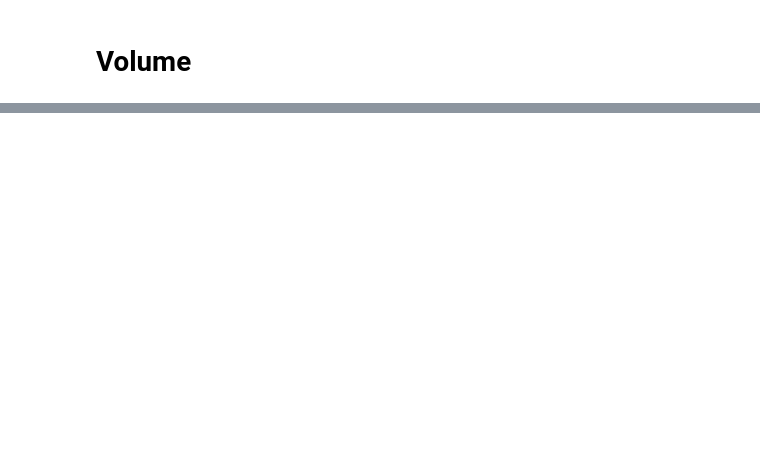
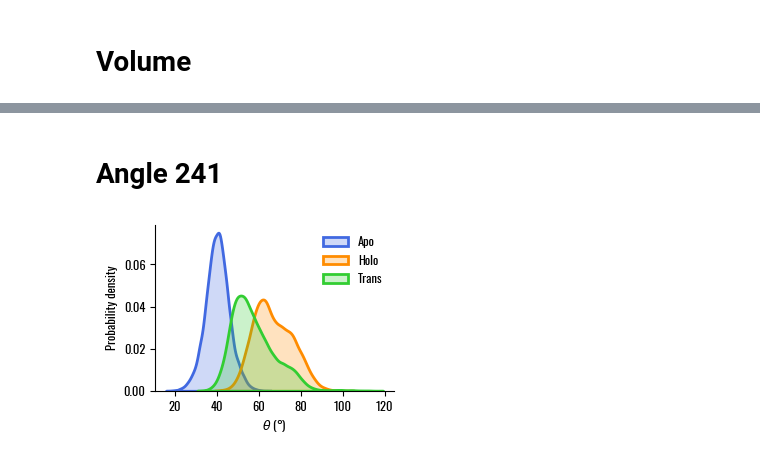
Before and after one commit to lorenzopallante/TAS2R46, a Jupyter notebook: Conformational_analysis.ipynb, the cells around one changed output, grey strips where cells are left out. Cells and saved outputs as stored; diff of their text form; code cells hidden in the pictures; blank space fills up the shorter version.

```diff
--- a/Conformational_analysis.ipynb
+++ b/Conformational_analysis.ipynb
@@ -140,0 +149,34 @@ fig.tight_layout()
+# %% [markdown]
+# Angle 241
+# %%
+u_apo = mda.Universe('../01-sim/7XP4/start.pdb','../01-sim/7XP4/cat_50ps.xtc')
+u_holo = mda.Universe('../01-sim/7XP6/start.pdb','../01-sim/7XP6/cat_50ps.xtc')
+u_trans = mda.Universe('../01-sim/7XP6_noLig/start.pdb','../01-sim/7XP6_noLig/cat_50ps.xtc')
+
+# compute the angle of Y241
+angles = []
+for U in [u_apo,u_holo,u_trans]:
+    angle = []
+    for _ in U.trajectory:
+        v1 = U.select_atoms('resid 241 and name CA').positions[0] - U.select_atoms('resid 241 and name CG CD2 CE2 CZ CE1 CD1').positions[0]
+        v2 = U.select_atoms('resid 241 and name CA').positions[0] - U.select_atoms('resid 271 and name CA').positions[0]
+        a1 = np.arccos(np.dot(v1,v2)/(np.linalg.norm(v1)*np.linalg.norm(v2)))*180/np.pi
+        v2 = U.select_atoms('resid 241 and name CA').positions[0] - U.select_atoms('resid 188 and name CA').positions[0]
+        a2 = np.arccos(np.dot(v1,v2)/(np.linalg.norm(v1)*np.linalg.norm(v2)))*180/np.pi
+        angle.append([a1,a2])
+    angles.append(np.vstack(angle))
+
+angles = np.stack(angles,axis=0)
+# %%
+fig,ax = plt.subplots(1,1,figsize=(8/2.54,6/2.54),sharex=True,sharey=True)
+sns.kdeplot(x=angles[0,:,0],ax=ax,color=palette[0],label='Apo',cut=0, fill=True)
+sns.kdeplot(x=angles[1,:,0],ax=ax,color=palette[1],label='Holo',cut=0, fill=True)
+sns.kdeplot(x=angles[2,:,0],ax=ax,color=palette[2],label='Trans',cut=0, fill=True)
+ax.legend()
+ax.set_xlabel(r'$\theta$ (°)')
+ax.set_ylabel('Probability density')
+sns.despine()
+fig.tight_layout()
+fig.savefig('../05-Images/angle_Y241.png',dpi=600,facecolor='white')
+# %% [output]
+[figure, added]
```
Also changed, not shown: parts of 11 cells of this notebook.
